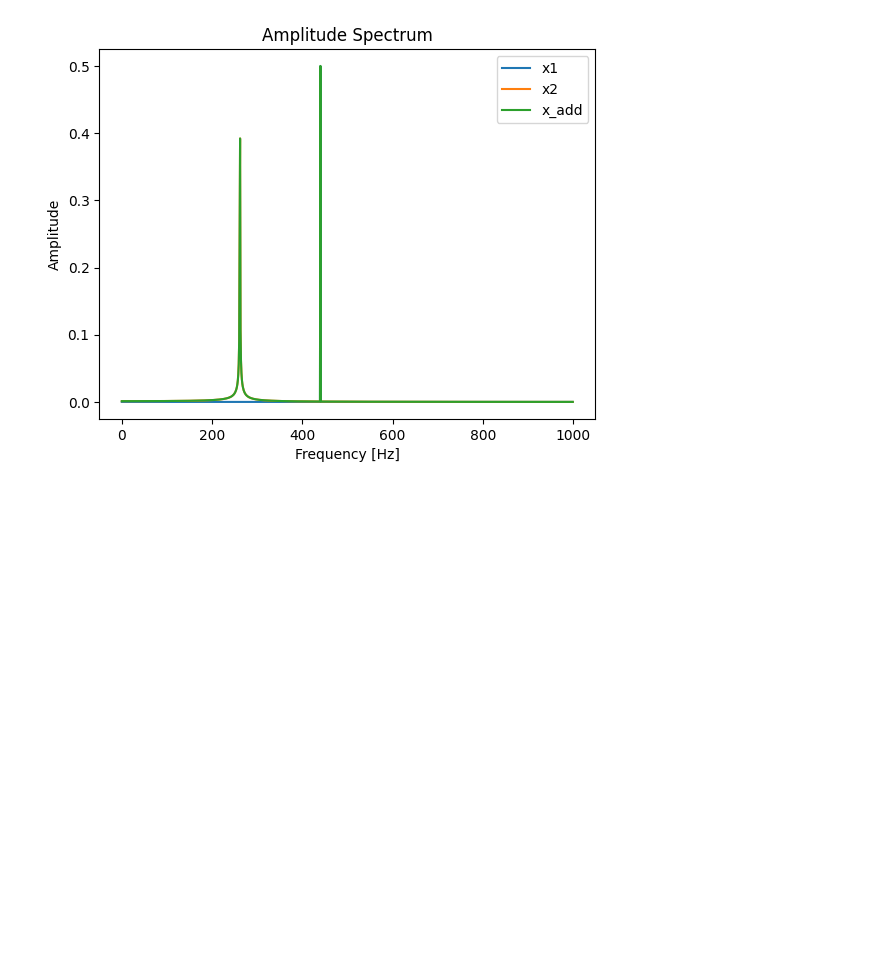
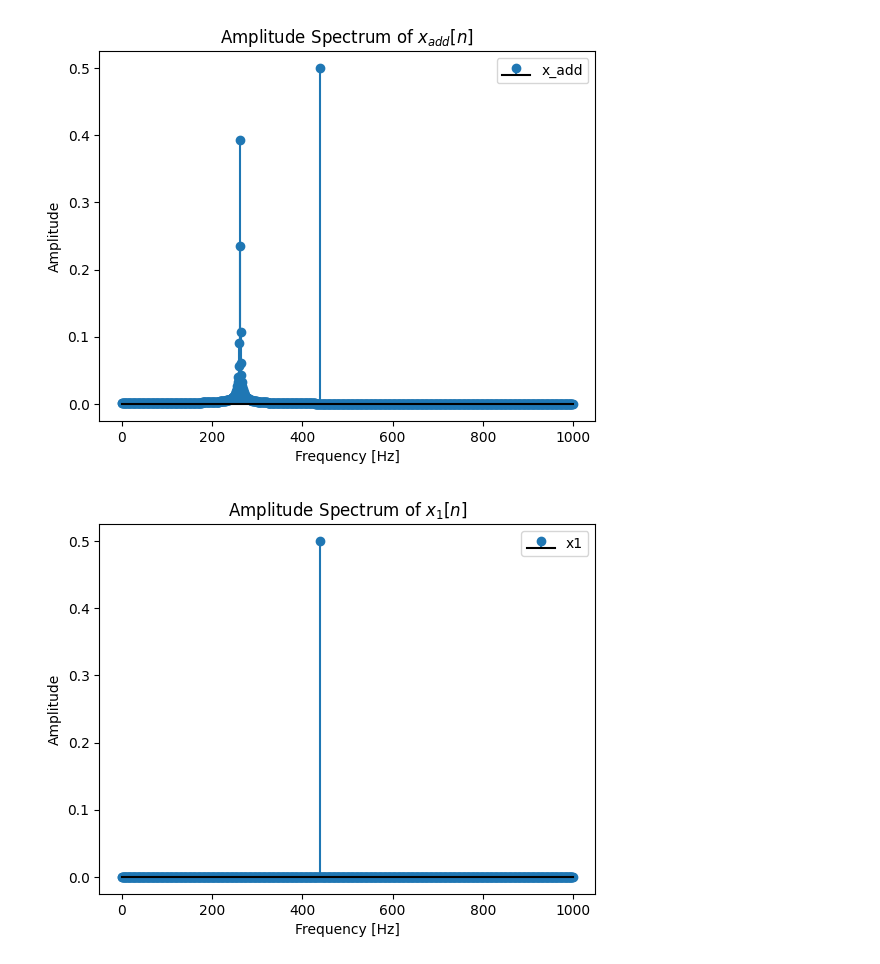
Before and after one commit to taniiicom/study-application-programming-exp, a Jupyter notebook: digital-signal-processing/python/2/experiments_2.ipynb, the cells around one changed output. Drawn from its saved outputs; the diff is of its cells as text; code cells hidden in the pictures; blank space fills up the shorter version.

```diff
--- a/digital-signal-processing/python/2/experiments_2.ipynb
+++ b/digital-signal-processing/python/2/experiments_2.ipynb
@@ -35,28 +35,43 @@ write('tone.wav', Fs, x_add.astype(np.float32))
 # %%
 from scipy.fft import fft
 
 # FFT
 X1 = fft(x1)
 X2 = fft(x2)
 X_add = fft(x_add)
 
 # 振幅スペクトルの計算
 amp_X1 = np.abs(X1) / N
 amp_X2 = np.abs(X2) / N
 amp_X_add = np.abs(X_add) / N
 
 # 周波数軸
 f = np.fft.fftfreq(N, 1/Fs)
 
 # プロット
 plt.figure()
-plt.plot(f[:N//2], amp_X1[:N//2], label='x1')
-plt.plot(f[:N//2], amp_X2[:N//2], label='x2')
-plt.plot(f[:N//2], amp_X_add[:N//2], label='x_add')
+plt.stem(f[:N//2], amp_X_add[:N//2], label='x_add', basefmt="k-")
 plt.legend()
-plt.title('Amplitude Spectrum')
+plt.title('Amplitude Spectrum of $x_{add}[n]$')
 plt.xlabel('Frequency [Hz]')
 plt.ylabel('Amplitude')
 plt.show()
+
+plt.figure()
+plt.stem(f[:N//2], amp_X1[:N//2], label='x1', basefmt="k-")
+plt.legend()
+plt.title('Amplitude Spectrum of $x_{1}[n]$')
+plt.xlabel('Frequency [Hz]')
+plt.ylabel('Amplitude')
+plt.show()
+
+plt.figure()
+plt.stem(f[:N//2], amp_X2[:N//2], label='x2', basefmt="k-")
+plt.legend()
+plt.title('Amplitude Spectrum of $x_{2}[n]$')
+plt.xlabel('Frequency [Hz]')
+plt.ylabel('Amplitude')
+plt.show()
 # %% [output]
-[figure, old version]
+[figure, new version]
+[figure, added]
```
Also changed, not shown: parts of 4 cells of this notebook, 1 other file.
